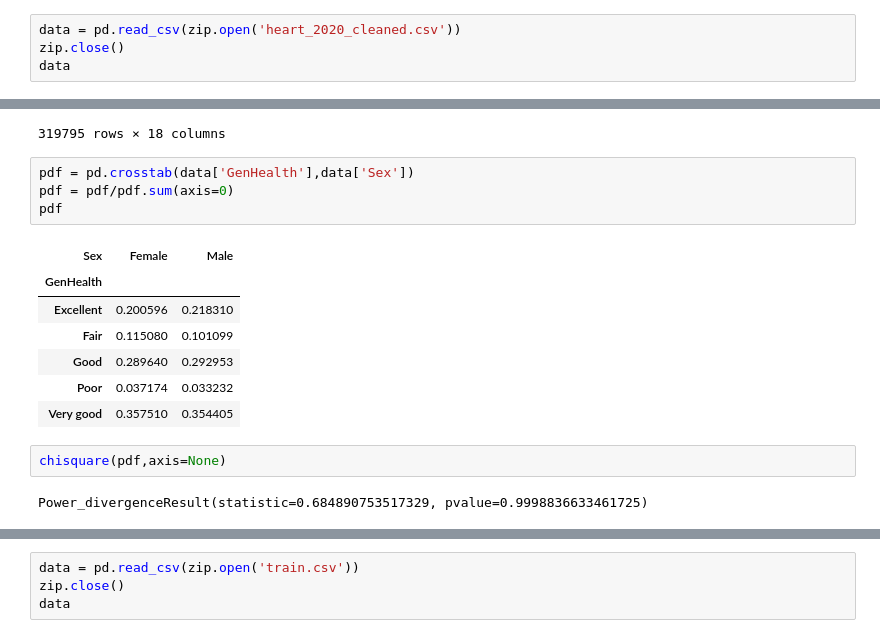
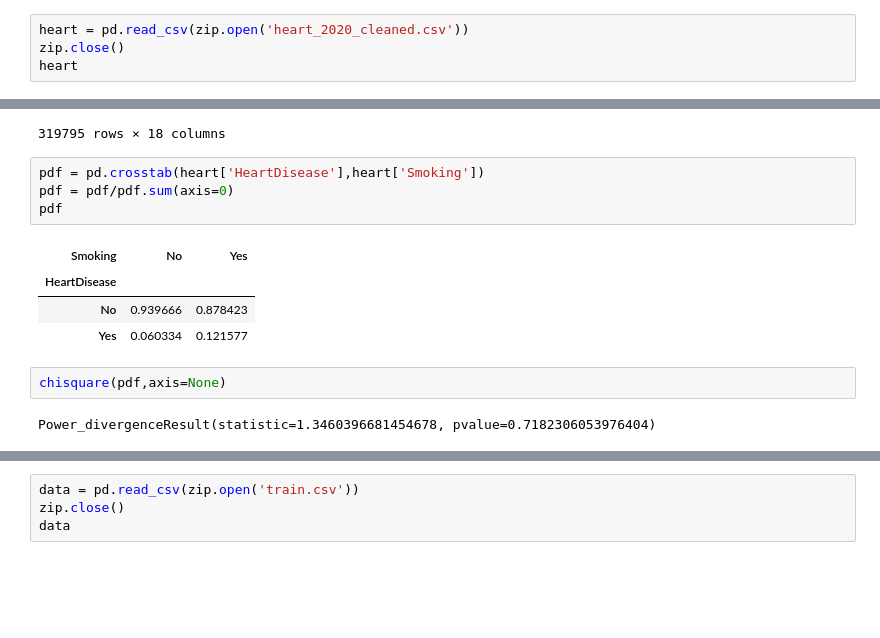
Before and after one commit to kaygun/2022-Fall-381E, a Jupyter notebook: lecture-04.ipynb, the cells around one changed output, grey strips where cells are left out. Cells and saved outputs as stored; diff of their text form; blank space fills up the shorter version.

```diff
--- a/lecture-04.ipynb
+++ b/lecture-04.ipynb
@@ -239,9 +243,9 @@ zip.filelist
 # %% [output]
 [<ZipInfo filename='heart_2020_cleaned.csv' compress_type=deflate file_size=25189554 compress_size=3277488>]
 # %%
-data = pd.read_csv(zip.open('heart_2020_cleaned.csv'))
+heart = pd.read_csv(zip.open('heart_2020_cleaned.csv'))
 zip.close()
-data
+heart
 # %% [output]
 |  | HeartDisease | BMI | Smoking | AlcoholDrinking | Stroke | PhysicalHealth | MentalHealth | DiffWalking | ... |
 | 0 | No | 16.60 | Yes | No | No | 3.0 | 30.0 | No | ... |
@@ -257,20 +261,17 @@ data
 | 319794 | No | 46.56 | No | No | No | 0.0 | 0.0 | No | ... |
 319795 rows × 18 columns
 # %%
-pdf = pd.crosstab(data['GenHealth'],data['Sex'])
+pdf = pd.crosstab(heart['HeartDisease'],heart['Smoking'])
 pdf = pdf/pdf.sum(axis=0)
 pdf
 # %% [output]
-| Sex | Female | Male |
-| GenHealth |  |  |
-| Excellent | 0.200596 | 0.218310 |
-| Fair | 0.115080 | 0.101099 |
-| Good | 0.289640 | 0.292953 |
-| Poor | 0.037174 | 0.033232 |
-| Very good | 0.357510 | 0.354405 |
+| Smoking | No | Yes |
+| HeartDisease |  |  |
+| No | 0.939666 | 0.878423 |
+| Yes | 0.060334 | 0.121577 |
 # %%
 chisquare(pdf,axis=None)
 # %% [output]
-Power_divergenceResult(statistic=0.684890753517329, pvalue=0.9998836633461725)
+Power_divergenceResult(statistic=1.3460396681454678, pvalue=0.7182306053976404)
 # %%
 api.competition_download_files('titanic', path='./data')
```
Also changed, not shown: parts of 27 cells of this notebook, 2 other files.
